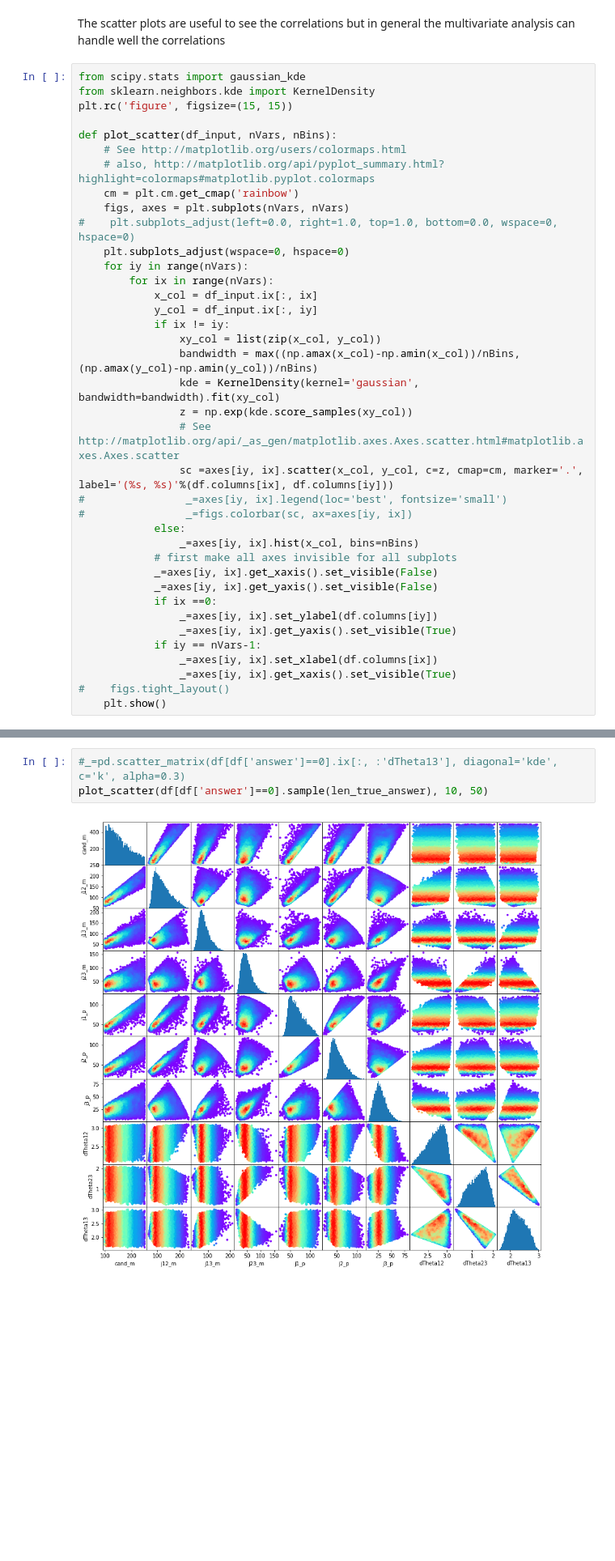
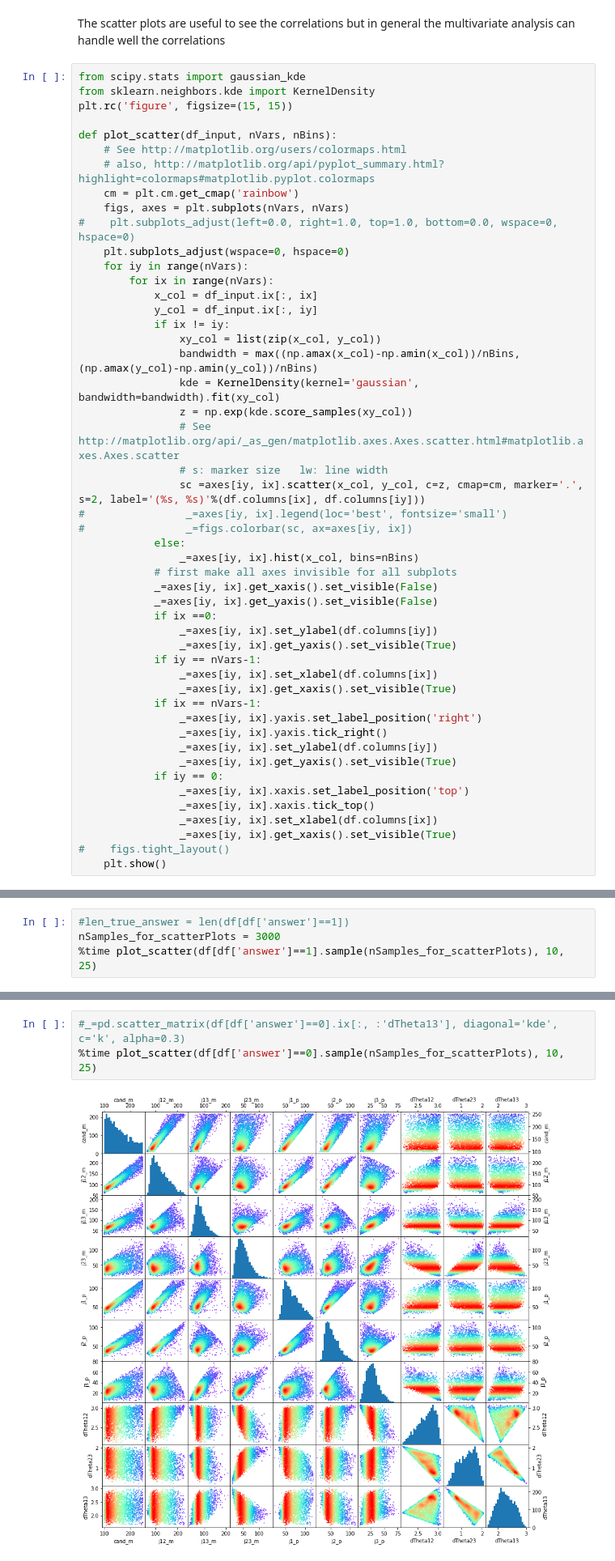
Before and after one commit to lihux25/Projects, a Jupyter notebook: scikit_learn/top_tagger.ipynb, the cells around one changed output, grey strips where cells are left out. Shown at 81% size. Cells and saved outputs as stored; diff of their text form; blank space fills up the shorter version.

```diff
--- a/scikit_learn/top_tagger.ipynb
+++ b/scikit_learn/top_tagger.ipynb
@@ -82,7 +82,8 @@ def plot_scatter(df_input, nVars, nBins):
                 kde = KernelDensity(kernel='gaussian', bandwidth=bandwidth).fit(xy_col)
                 z = np.exp(kde.score_samples(xy_col))
                 # See http://matplotlib.org/api/_as_gen/matplotlib.axes.Axes.scatter.html#matplotlib.axes.Axes.scatter
-                sc =axes[iy, ix].scatter(x_col, y_col, c=z, cmap=cm, marker='.', label='(%s, %s)'%(df.columns[ix], df.columns[iy]))
+                # s: marker size   lw: line width
+                sc =axes[iy, ix].scatter(x_col, y_col, c=z, cmap=cm, marker='.', s=2, label='(%s, %s)'%(df.columns[ix], df.columns[iy]))
 #                _=axes[iy, ix].legend(loc='best', fontsize='small')
 #                _=figs.colorbar(sc, ax=axes[iy, ix])
             else:
@@ -96,5 +97,15 @@ def plot_scatter(df_input, nVars, nBins):
             if iy == nVars-1:
                 _=axes[iy, ix].set_xlabel(df.columns[ix])
                 _=axes[iy, ix].get_xaxis().set_visible(True)
+            if ix == nVars-1:
+                _=axes[iy, ix].yaxis.set_label_position('right')
+                _=axes[iy, ix].yaxis.tick_right()
+                _=axes[iy, ix].set_ylabel(df.columns[iy])
+                _=axes[iy, ix].get_yaxis().set_visible(True)
+            if iy == 0:
+                _=axes[iy, ix].xaxis.set_label_position('top')
+                _=axes[iy, ix].xaxis.tick_top()
+                _=axes[iy, ix].set_xlabel(df.columns[ix])
+                _=axes[iy, ix].get_xaxis().set_visible(True)
 #    figs.tight_layout()
     plt.show()
@@ -105,0 +112,4 @@ len_true_answer = len(df[df['answer']==1])
+# %%
+#len_true_answer = len(df[df['answer']==1])
+nSamples_for_scatterPlots = 3000
+%time plot_scatter(df[df['answer']==1].sample(nSamples_for_scatterPlots), 10, 25)
@@ -106,5 +120,5 @@ len_true_answer = len(df[df['answer']==1])
 # %%
 #_=pd.scatter_matrix(df[df['answer']==0].ix[:, :'dTheta13'], diagonal='kde', c='k', alpha=0.3)
-plot_scatter(df[df['answer']==0].sample(len_true_answer), 10, 50)
+%time plot_scatter(df[df['answer']==0].sample(nSamples_for_scatterPlots), 10, 25)
 # %% [output]
-[figure, old version]
+[figure, new version]
```
Also changed, not shown: parts of 17 cells of this notebook, 1 other file.
